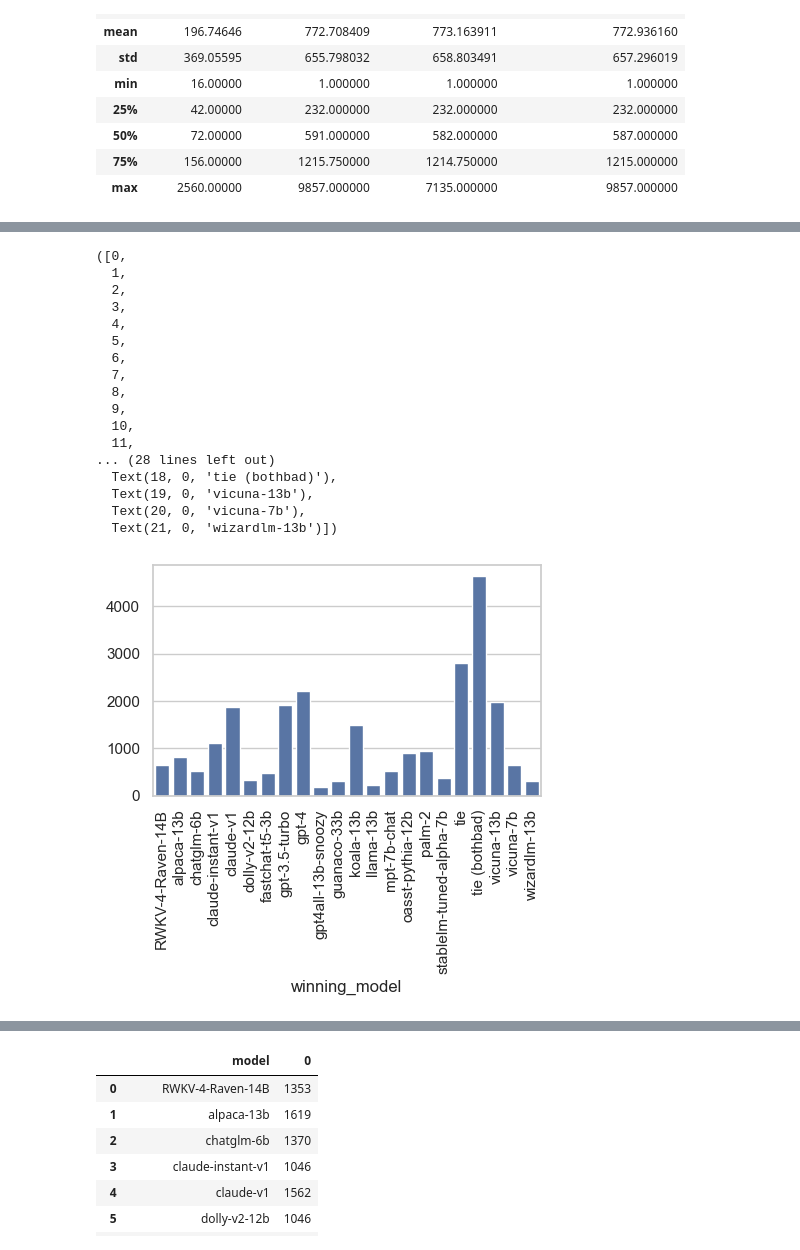
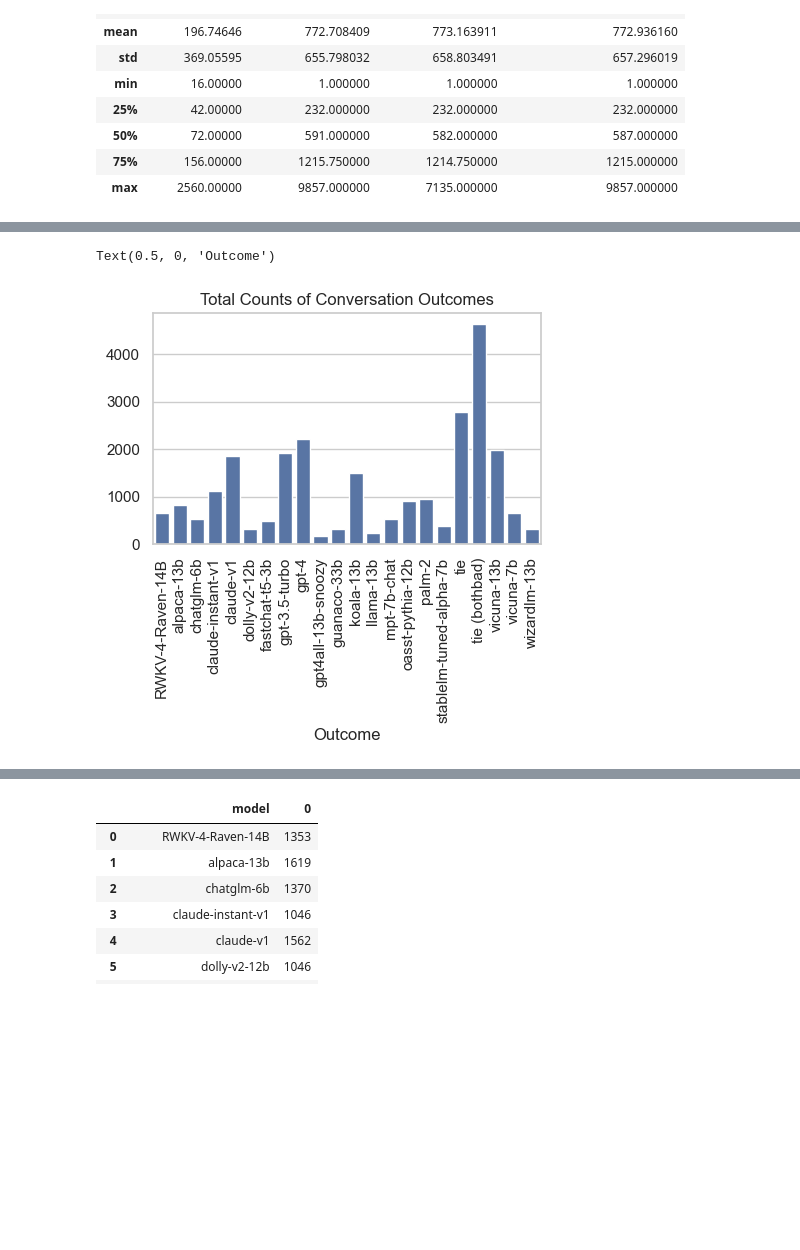
Before and after one commit to surajr10/ds200-grad-project, a Jupyter notebook: notebooks/eda_conversations_stats.ipynb, the cells around one changed output, grey strips where cells are left out. Drawn from its saved outputs; the diff is of its cells as text; code cells hidden in the pictures; blank space fills up the shorter version.

```diff
--- a/notebooks/eda_conversations_stats.ipynb
+++ b/notebooks/eda_conversations_stats.ipynb
@@ -124,34 +226,20 @@ stats_df
 # %%
 #Generating stats on win rate
 plt.figure(figsize = (5,3))
 df["winning_model"] = df.apply(
     lambda row: row["model_a"] if row["winner"] == "model_a"
     else (row["model_b"] if row["winner"] == "model_b"
           else row["winner"]),
     axis=1
 )
 outcome_stats = df.groupby(by="winning_model").size()
 sns.barplot(outcome_stats)
 plt.xticks(rotation=90)
+plt.title("Total Counts of Conversation Outcomes")
+plt.xlabel("Outcome")
 # %% [output]
-([0,
-  1,
-  2,
-  3,
-  4,
-  5,
-  6,
-  7,
-  8,
-  9,
-  10,
-  11,
-... (28 lines left out)
-  Text(18, 0, 'tie (bothbad)'),
-  Text(19, 0, 'vicuna-13b'),
-  Text(20, 0, 'vicuna-7b'),
-  Text(21, 0, 'wizardlm-13b')])
+Text(0.5, 0, 'Outcome')
-[figure, old version]
+[figure, new version]
 # %%
 #checking that there are no instances of models being the same per conversation
 same_model = (df["model_a"] == df["model_b"])
```
Also changed, not shown: parts of 6 cells of this notebook, 2 other files.
